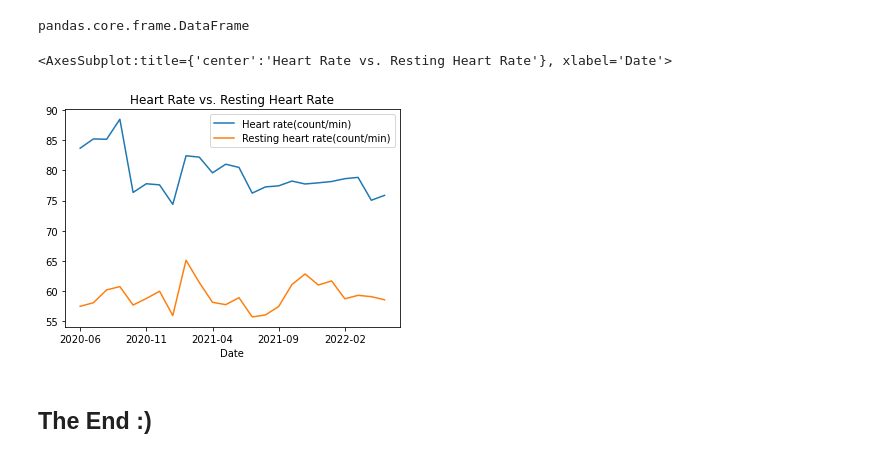
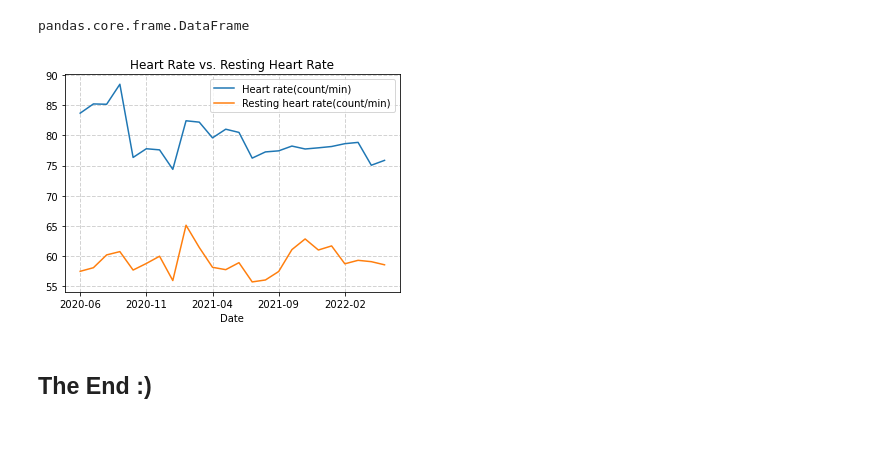
Before and after one commit to KimBug29/AppleDataKW, a Jupyter notebook: HealthData.ipynb, the cells around one changed output. Cells and saved outputs as stored; diff of their text form; code cells hidden in the pictures.

Commit message:
Updated grid style

```diff
--- a/HealthData.ipynb
+++ b/HealthData.ipynb
@@ -313,8 +313,8 @@ pandas.core.frame.DataFrame
 # %%
 #Visualize rateCompare
 rateCompare.plot(kind="line",title="Heart Rate vs. Resting Heart Rate")
+plt.grid(color = "lightgrey", linestyle = "--", linewidth = 1)
 # %% [output]
-<AxesSubplot:title={'center':'Heart Rate vs. Resting Heart Rate'}, xlabel='Date'>
-[figure, old version]
+[figure, new version]
 # %% [markdown]
 ## The End :)
```
Also changed, not shown: parts of 6 cells of this notebook.
